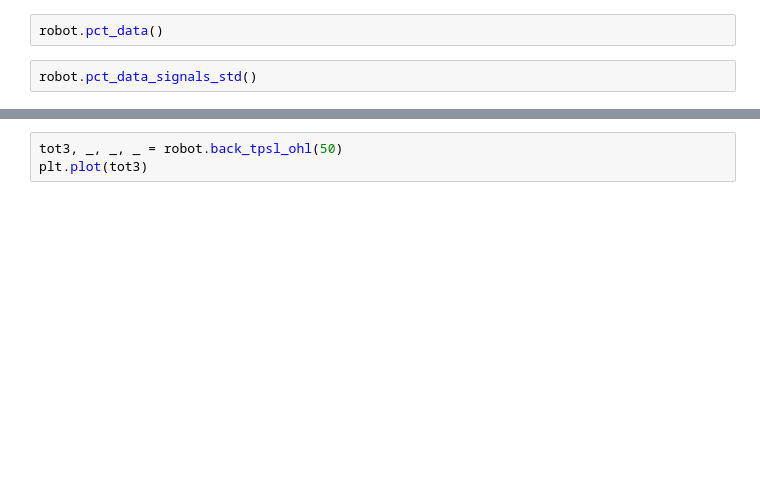
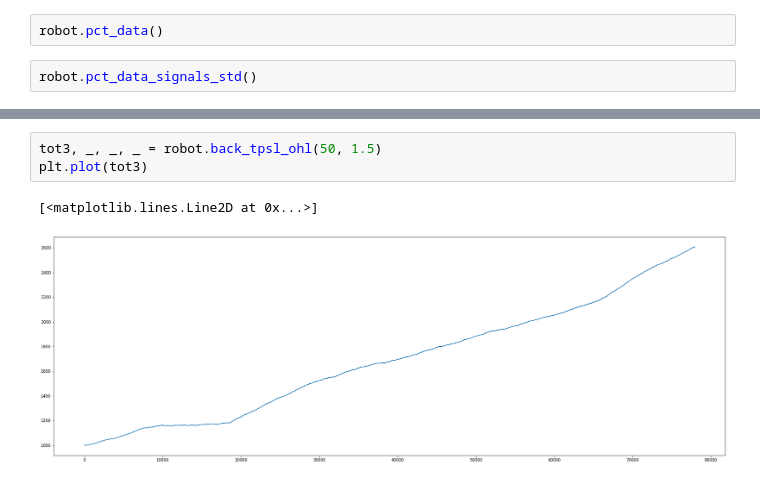
Before and after one commit to SrJMaia/backup-first-studies, a Jupyter notebook: Backtest/testes_pc.ipynb, the cells around one changed output, grey strips where cells are left out. Cells and saved outputs as stored; diff of their text form; blank space fills up the shorter version.

```diff
--- a/Backtest/testes_pc.ipynb
+++ b/Backtest/testes_pc.ipynb
@@ -37,3 +47,6 @@ plt.plot(tot2)
 # %%
-tot3, _, _, _ = robot.back_tpsl_ohl(50)
+tot3, _, _, _ = robot.back_tpsl_ohl(50, 1.5)
 plt.plot(tot3)
+# %% [output]
+[<matplotlib.lines.Line2D at 0x...>]
+[figure, added]
```
Also changed, not shown: parts of 9 cells of this notebook, 7 other files.
